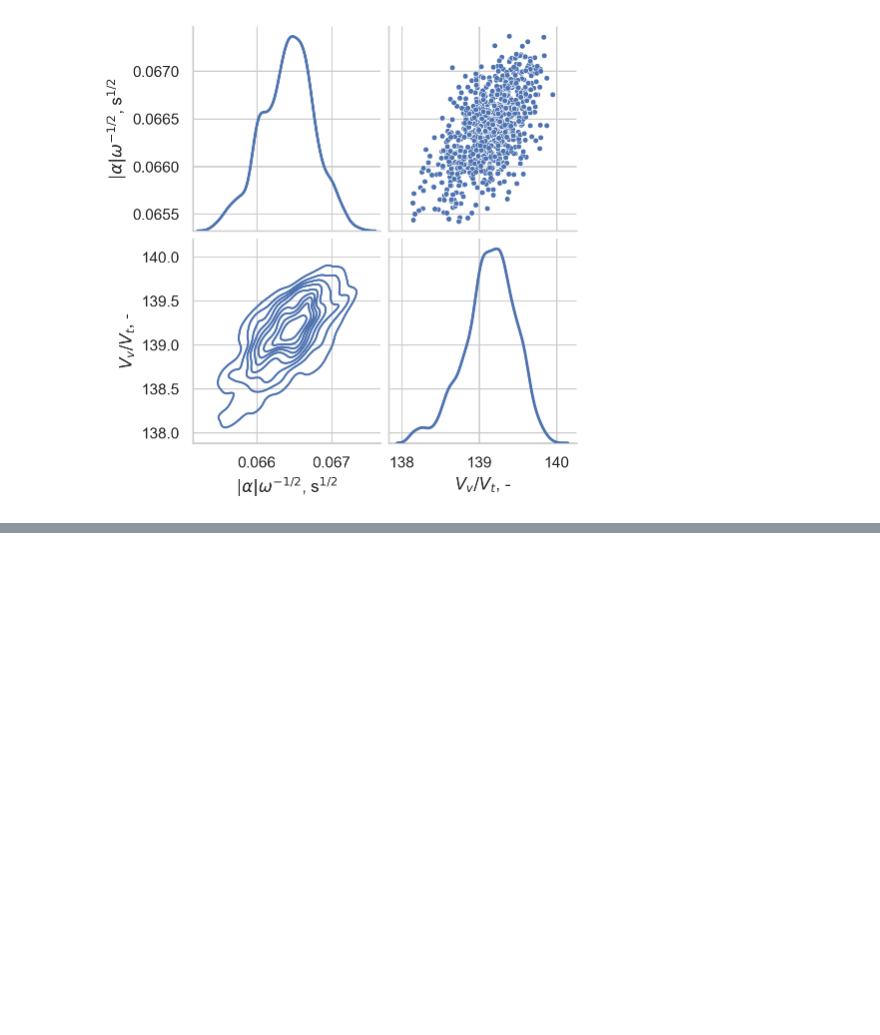
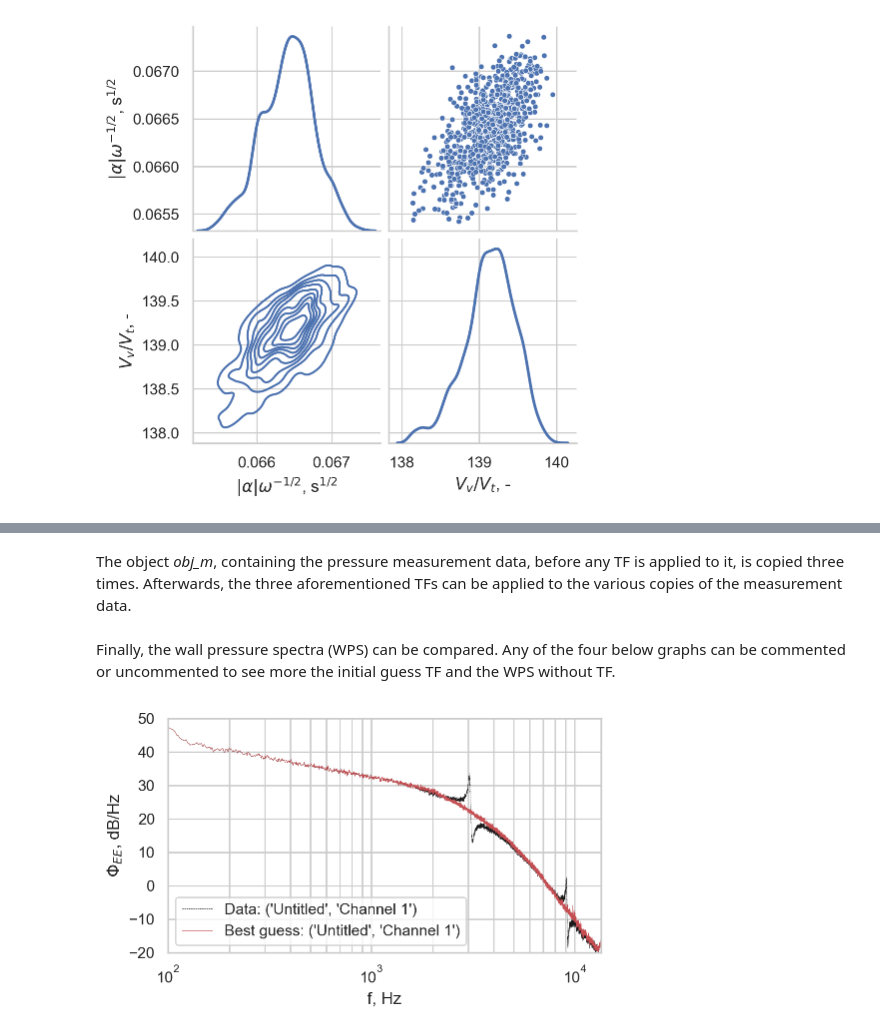
Before and after one commit to OMoriaux/SemiEmpiricalCalibrationBayesian, a Jupyter notebook: TutorialsInJupyter/Step4_processing_results_semi_empirical_calibration.ipynb, the cells around one changed output, grey strips where cells are left out. Saved outputs shown, nothing was run; the diff lists cells and outputs as text; code cells hidden in the pictures; blank space fills up the shorter version.

Commit message:
Added applying the various TFs of the semi-empirical method to artificial unsteady wall-pressure measurements, showing the removal of spurious resonance.

```diff
--- a/TutorialsInJupyter/Step4_processing_results_semi_empirical_calibration.ipynb
+++ b/TutorialsInJupyter/Step4_processing_results_semi_empirical_calibration.ipynb
@@ -123,0 +138,6 @@ g_kde.fig.show()
+# %%
+# File path of unsteady-pressure measurements.
+FILE_PATH_P_MEASUREMENTS = os.path.join('..', 'TestData', 'BK_Pinhole', 'Fake_example_unsteady_wall_pressure_data.tdms')
+CHANNEL_P_MEASUREMENTS = [('Untitled', 'Channel 1')]  # (Single) data channel to analyse.
+# Read data.
+obj_m = PressureAcquisition(file_path=FILE_PATH_P_MEASUREMENTS, fs=51200, safe_read=False)
@@ -123,0 +149,41 @@ g_kde.fig.show()
+# %%
+# For now, apply some column names to it. The specific names do not matter.
+df_d.columns = ['Data']
+df_tf_0 = pd.DataFrame(model_complex(alpha_i=alpha_0), columns=['Initial guess'], index=f_arr)
+df_tf_map = pd.DataFrame(model_complex(alpha_i=alpha_map), columns=['Best guess'], index=f_arr)
+# %% [markdown]
+The object *obj_m*, containing the pressure measurement data, before any TF is applied to it, is copied three times. Afterwards, the three aforementioned TFs can be applied to the various copies of the measurement data.
+# %%
+# Three copies of pressure measurement data object.
+obj_m_d = copy.deepcopy(obj_m)
+obj_m_0 = copy.deepcopy(obj_m)
+obj_m_map = copy.deepcopy(obj_m)
+# Correct all copies with a different TF.
+obj_m_d.set_transfer_function(df_tf=1/df_d, dct_channel_transfer_function=dict(zip(CHANNEL_P_MEASUREMENTS, df_d.columns)), axis=0)
+obj_m_0.set_transfer_function(df_tf=1/df_tf_0, dct_channel_transfer_function=dict(zip(CHANNEL_P_MEASUREMENTS, df_tf_0.columns)), axis=0)
+obj_m_map.set_transfer_function(df_tf=1/df_tf_map, dct_channel_transfer_function=dict(zip(CHANNEL_P_MEASUREMENTS, df_tf_map.columns)), axis=0)
+# %% [markdown]
+Finally, the wall pressure spectra (WPS) can be compared. Any of the four below graphs can be commented or uncommented to see more the initial guess TF and the WPS without TF.
+# %%
+# *** Plot all the data, with the desired TFs. Can comment or uncomment all but the topmost one (which defines fig_wps_m and ax_wps_m). ***
+# Empirical calibration TF. Also define fig_wps_m and ax_wps_m.
+_, (fig_wps_m, ax_wps_m) = obj_m_d.psd_norm(which=CHANNEL_P_MEASUREMENTS, visualise=True, fig_dim=(5, 3),
+                                            alpha=1., linewidth=0.3, color='k', linestyle='--', prefix='Data: ')
+# NO TF.
+'''
+_ = obj_m.psd_norm(which=CHANNEL_P_MEASUREMENTS, visualise=True, ax=ax_wps_m, alpha=1.,
+                   linewidth=0.3, color='g', linestyle='-.', prefix='w/o TF: ')
+'''
+# Initial guess TF.
+'''
+_ = obj_m_0.psd_norm(which=CHANNEL_P_MEASUREMENTS, visualise=True, ax=ax_wps_m, alpha=1.,
+                     linewidth=0.3, color='b', linestyle=':', prefix='Initial guess: ')
+'''
+# Best guess TF. Also set axis limits, axis labels, etc.
+_ = obj_m_map.psd_norm(which=CHANNEL_P_MEASUREMENTS, visualise=True, ax=ax_wps_m, alpha=1.,
+                       linewidth=0.3, color='r', linestyle='-',
+                       legend_loc='lower left', y_str=r"$\Phi_{EE}$, dB/Hz", x_scale='log',
+                       x_lim=(1E2, 13.5E3), y_lim=(-20, 50), prefix='Best guess: ')
+fig_wps_m.tight_layout(pad=0.1)
+# %% [output]
+[figure, added]
```
Also changed, not shown: parts of 6 cells of this notebook, 2 other files.
